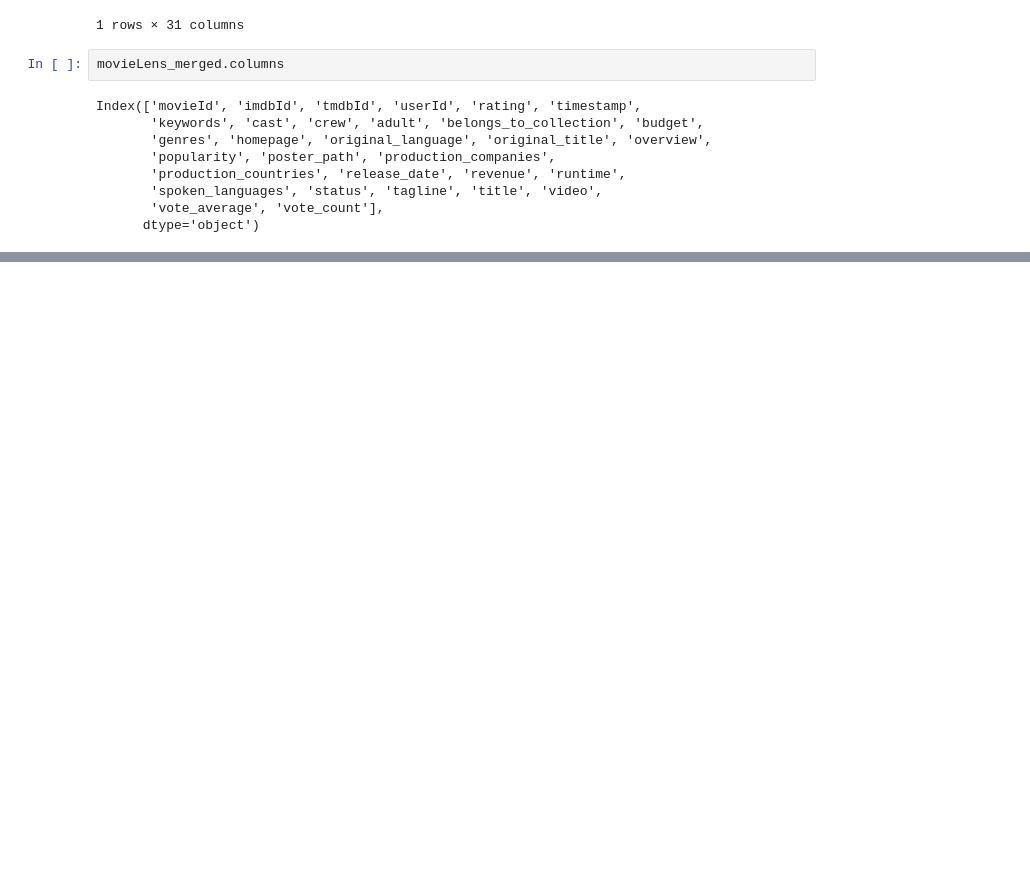
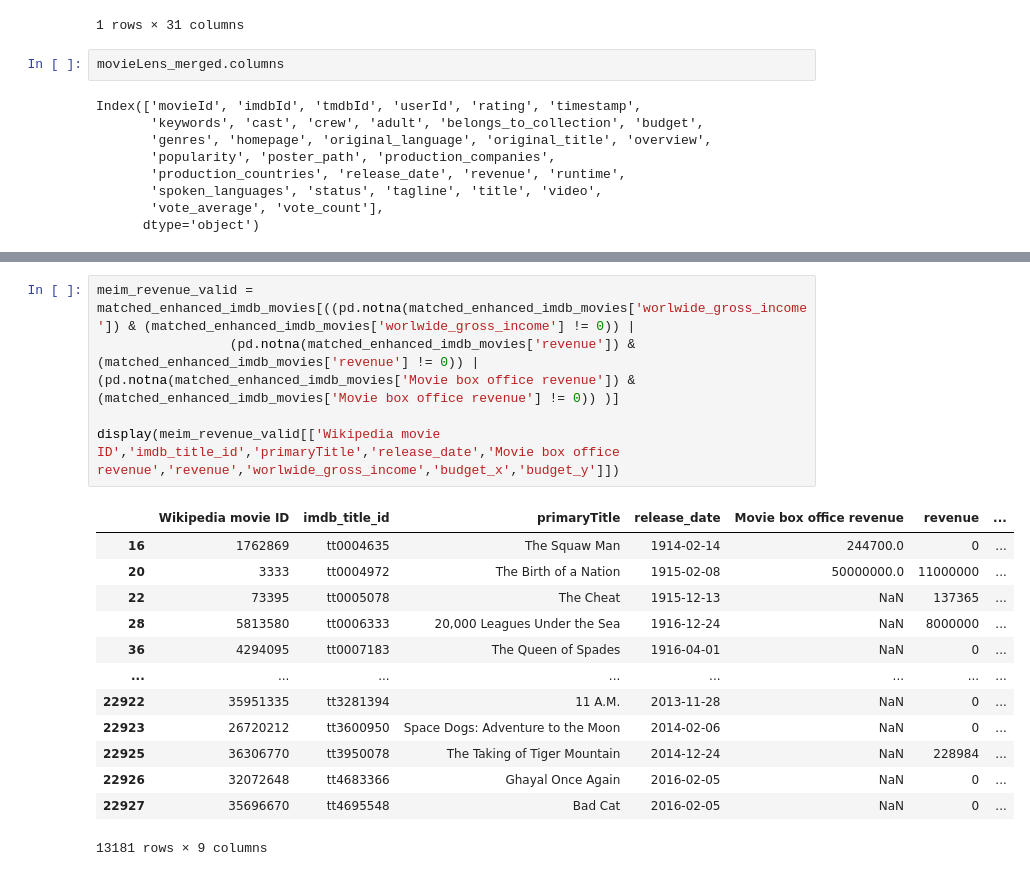
Before and after one commit to epfl-ada/ada-2023-project-crunchychicken, a Jupyter notebook: Dataframes_index.ipynb, the cells around one changed output, grey strips where cells are left out. Cells and saved outputs as stored; diff of their text form; blank space fills up the shorter version.

```diff
--- a/Dataframes_index.ipynb
+++ b/Dataframes_index.ipynb
@@ -820,0 +859,19 @@ Index(['movieId', 'imdbId', 'tmdbId', 'userId', 'rating', 'timestamp',
+# %%
+meim_revenue_valid = matched_enhanced_imdb_movies[((pd.notna(matched_enhanced_imdb_movies['worlwide_gross_income']) & (matched_enhanced_imdb_movies['worlwide_gross_income'] != 0)) |
+                 (pd.notna(matched_enhanced_imdb_movies['revenue']) & (matched_enhanced_imdb_movies['revenue'] != 0)) | (pd.notna(matched_enhanced_imdb_movies['Movie box office revenue']) & (matched_enhanced_imdb_movies['Movie box office revenue'] != 0)) )]
+
+display(meim_revenue_valid[['Wikipedia movie ID','imdb_title_id','primaryTitle','release_date','Movie box office revenue','revenue','worlwide_gross_income','budget_x','budget_y']])
+# %% [output]
+|  | Wikipedia movie ID | imdb_title_id | primaryTitle | release_date | Movie box office revenue | revenue | ... |
+| 16 | 1762869 | tt0004635 | The Squaw Man | 1914-02-14 | 244700.0 | 0 | ... |
+| 20 | 3333 | tt0004972 | The Birth of a Nation | 1915-02-08 | 50000000.0 | 11000000 | ... |
+| 22 | 73395 | tt0005078 | The Cheat | 1915-12-13 | NaN | 137365 | ... |
+| 28 | 5813580 | tt0006333 | 20,000 Leagues Under the Sea | 1916-12-24 | NaN | 8000000 | ... |
+| 36 | 4294095 | tt0007183 | The Queen of Spades | 1916-04-01 | NaN | 0 | ... |
+| ... | ... | ... | ... | ... | ... | ... | ... |
+| 22922 | 35951335 | tt3281394 | 11 A.M. | 2013-11-28 | NaN | 0 | ... |
+| 22923 | 26720212 | tt3600950 | Space Dogs: Adventure to the Moon | 2014-02-06 | NaN | 0 | ... |
+| 22925 | 36306770 | tt3950078 | The Taking of Tiger Mountain | 2014-12-24 | NaN | 228984 | ... |
+| 22926 | 32072648 | tt4683366 | Ghayal Once Again | 2016-02-05 | NaN | 0 | ... |
+| 22927 | 35696670 | tt4695548 | Bad Cat | 2016-02-05 | NaN | 0 | ... |
+13181 rows × 9 columns
```
Also changed, not shown: parts of 14 cells of this notebook.
